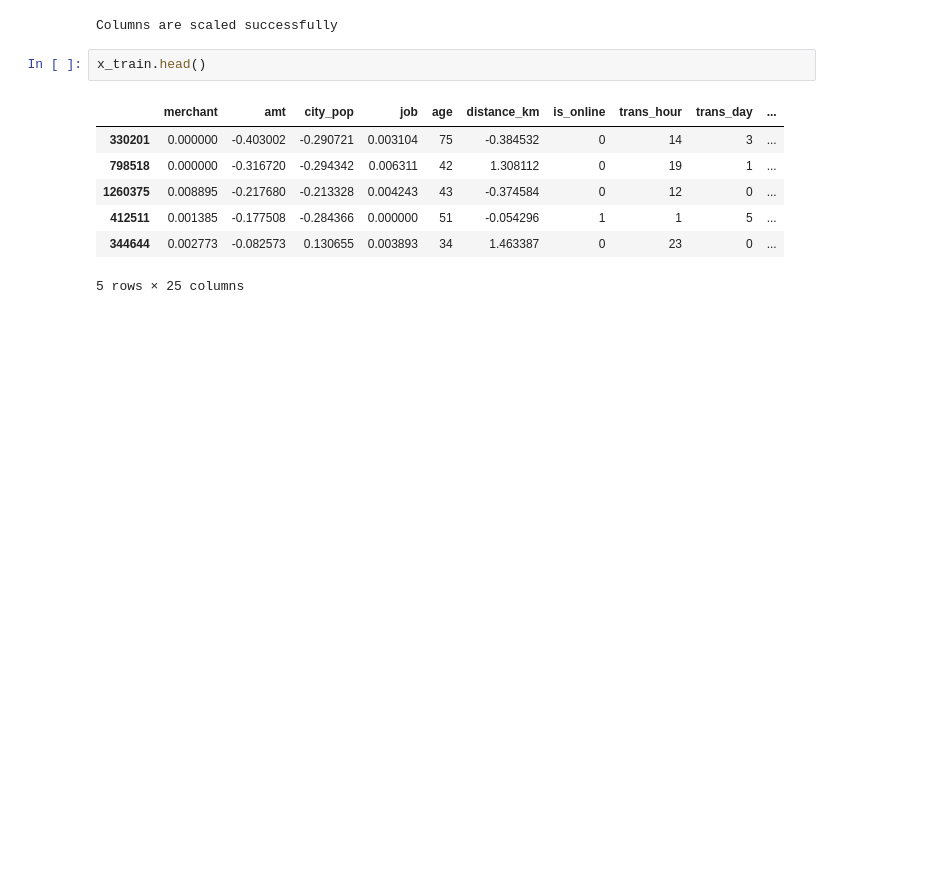
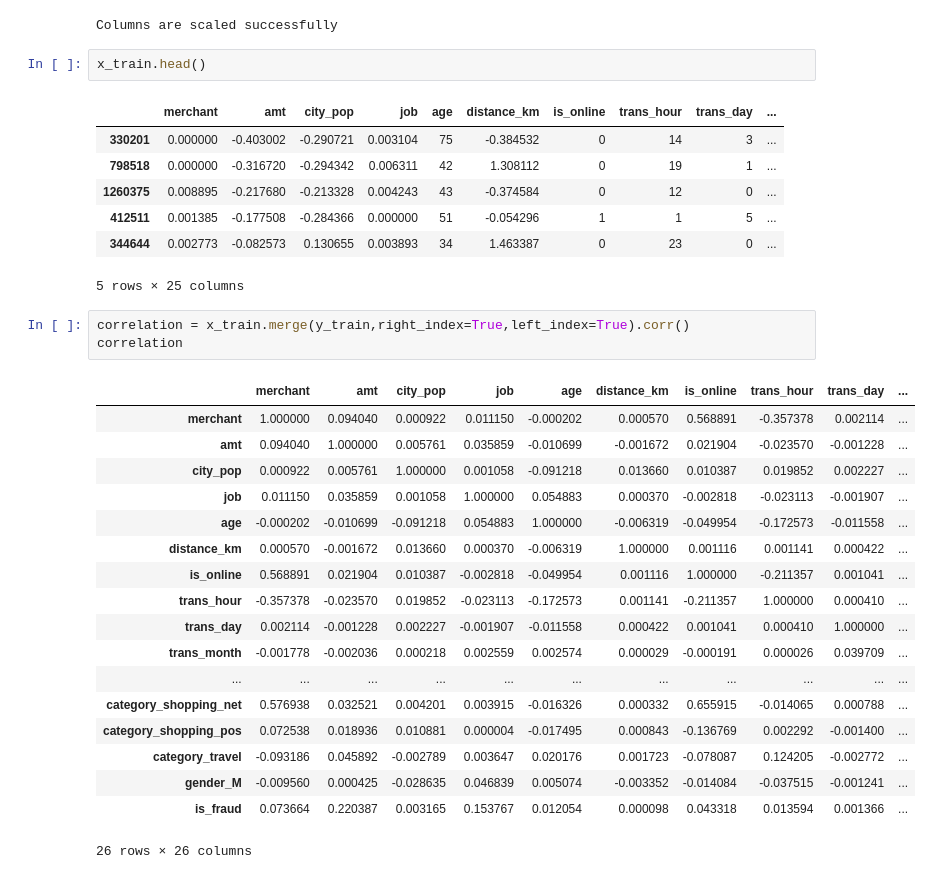
Before and after one commit to ruslancabbarov/End-to-End-DataScience-Project, a Jupyter notebook: Credit_Risk_Fraud_Detection.ipynb, the cells around one changed output. Saved outputs shown, nothing was run; the diff lists cells and outputs as text; blank space fills up the shorter version.

```diff
--- a/Credit_Risk_Fraud_Detection.ipynb
+++ b/Credit_Risk_Fraud_Detection.ipynb
@@ -265,3 +265,25 @@ x_train.head()
 | 412511 | 0.001385 | -0.177508 | -0.284366 | 0.000000 | 51 | -0.054296 | 1 | 1 | 5 | ... |
 | 344644 | 0.002773 | -0.082573 | 0.130655 | 0.003893 | 34 | 1.463387 | 0 | 23 | 0 | ... |
 5 rows × 25 columns
+# %%
+correlation = x_train.merge(y_train,right_index=True,left_index=True).corr()
+correlation
+# %% [output]
+|  | merchant | amt | city_pop | job | age | distance_km | is_online | trans_hour | trans_day | ... |
+| merchant | 1.000000 | 0.094040 | 0.000922 | 0.011150 | -0.000202 | 0.000570 | 0.568891 | -0.357378 | 0.002114 | ... |
+| amt | 0.094040 | 1.000000 | 0.005761 | 0.035859 | -0.010699 | -0.001672 | 0.021904 | -0.023570 | -0.001228 | ... |
+| city_pop | 0.000922 | 0.005761 | 1.000000 | 0.001058 | -0.091218 | 0.013660 | 0.010387 | 0.019852 | 0.002227 | ... |
+| job | 0.011150 | 0.035859 | 0.001058 | 1.000000 | 0.054883 | 0.000370 | -0.002818 | -0.023113 | -0.001907 | ... |
+| age | -0.000202 | -0.010699 | -0.091218 | 0.054883 | 1.000000 | -0.006319 | -0.049954 | -0.172573 | -0.011558 | ... |
+| distance_km | 0.000570 | -0.001672 | 0.013660 | 0.000370 | -0.006319 | 1.000000 | 0.001116 | 0.001141 | 0.000422 | ... |
+| is_online | 0.568891 | 0.021904 | 0.010387 | -0.002818 | -0.049954 | 0.001116 | 1.000000 | -0.211357 | 0.001041 | ... |
+| trans_hour | -0.357378 | -0.023570 | 0.019852 | -0.023113 | -0.172573 | 0.001141 | -0.211357 | 1.000000 | 0.000410 | ... |
+| trans_day | 0.002114 | -0.001228 | 0.002227 | -0.001907 | -0.011558 | 0.000422 | 0.001041 | 0.000410 | 1.000000 | ... |
+| trans_month | -0.001778 | -0.002036 | 0.000218 | 0.002559 | 0.002574 | 0.000029 | -0.000191 | 0.000026 | 0.039709 | ... |
+| ... | ... | ... | ... | ... | ... | ... | ... | ... | ... | ... |
+| category_shopping_net | 0.576938 | 0.032521 | 0.004201 | 0.003915 | -0.016326 | 0.000332 | 0.655915 | -0.014065 | 0.000788 | ... |
+| category_shopping_pos | 0.072538 | 0.018936 | 0.010881 | 0.000004 | -0.017495 | 0.000843 | -0.136769 | 0.002292 | -0.001400 | ... |
+| category_travel | -0.093186 | 0.045892 | -0.002789 | 0.003647 | 0.020176 | 0.001723 | -0.078087 | 0.124205 | -0.002772 | ... |
+| gender_M | -0.009560 | 0.000425 | -0.028635 | 0.046839 | 0.005074 | -0.003352 | -0.014084 | -0.037515 | -0.001241 | ... |
+| is_fraud | 0.073664 | 0.220387 | 0.003165 | 0.153767 | 0.012054 | 0.000098 | 0.043318 | 0.013594 | 0.001366 | ... |
+26 rows × 26 columns
```
Also changed, not shown: parts of 13 cells of this notebook.
